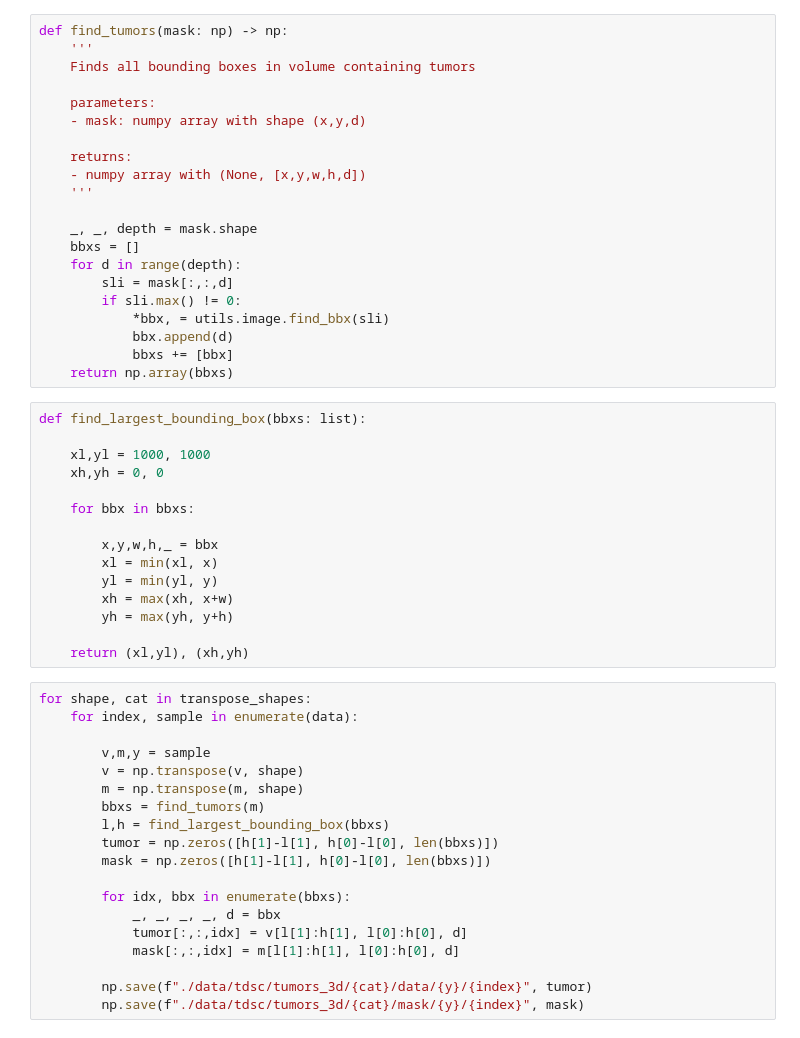
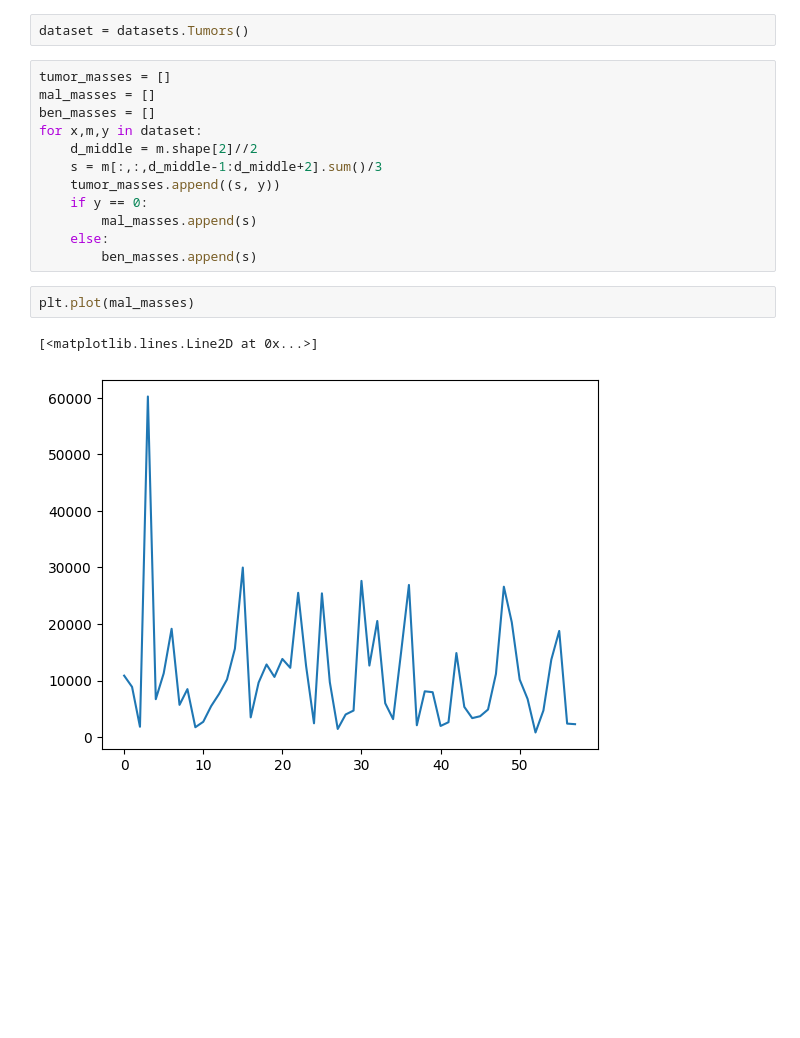
Before and after one commit to mralinp/abus-classification, a Jupyter notebook: data.ipynb, the cells around one changed output. Saved outputs shown, nothing was run; the diff lists cells and outputs as text; blank space fills up the shorter version.

```diff
--- a/data.ipynb
+++ b/data.ipynb
@@ -18,55 +9,19 @@ print(len(data))
-# %%
-def find_tumors(mask: np) -> np:
-    '''
-    Finds all bounding boxes in volume containing tumors
-
-    parameters:
-    - mask: numpy array with shape (x,y,d)
-
-    returns:
-    - numpy array with (None, [x,y,w,h,d])
-    '''
-
-    _, _, depth = mask.shape
-    bbxs = []
-    for d in range(depth):
-        sli = mask[:,:,d]
-        if sli.max() != 0:
-            *bbx, = utils.image.find_bbx(sli)
-            bbx.append(d)
-            bbxs += [bbx]
-    return np.array(bbxs)
-# %%
-def find_largest_bounding_box(bbxs: list):
-
-    xl,yl = 1000, 1000
-    xh,yh = 0, 0
-
-    for bbx in bbxs:
-
-        x,y,w,h,_ = bbx
-        xl = min(xl, x)
-        yl = min(yl, y)
-        xh = max(xh, x+w)
-        yh = max(yh, y+h)
-
-    return (xl,yl), (xh,yh)
-# %%
-for shape, cat in transpose_shapes:
-    for index, sample in enumerate(data):
-
-        v,m,y = sample
-        v = np.transpose(v, shape)
-        m = np.transpose(m, shape)
-        bbxs = find_tumors(m)
-        l,h = find_largest_bounding_box(bbxs)
-        tumor = np.zeros([h[1]-l[1], h[0]-l[0], len(bbxs)])
-        mask = np.zeros([h[1]-l[1], h[0]-l[0], len(bbxs)])
-
-        for idx, bbx in enumerate(bbxs):
-            _, _, _, _, d = bbx
-            tumor[:,:,idx] = v[l[1]:h[1], l[0]:h[0], d]
-            mask[:,:,idx] = m[l[1]:h[1], l[0]:h[0], d]
-
-        np.save(f"./data/tdsc/tumors_3d/{cat}/data/{y}/{index}", tumor)
-        np.save(f"./data/tdsc/tumors_3d/{cat}/mask/{y}/{index}", mask)
+# %%
+dataset = datasets.Tumors()
+# %%
+tumor_masses = []
+mal_masses = []
+ben_masses = []
+for x,m,y in dataset:
+    d_middle = m.shape[2]//2
+    s = m[:,:,d_middle-1:d_middle+2].sum()/3
+    tumor_masses.append((s, y))
+    if y == 0:
+        mal_masses.append(s)
+    else:
+        ben_masses.append(s)
+# %%
+plt.plot(mal_masses)
+# %% [output]
+[<matplotlib.lines.Line2D at 0x...>]
+[figure, added]
```
Also changed, not shown: parts of 5 cells of this notebook, 25 other files.
